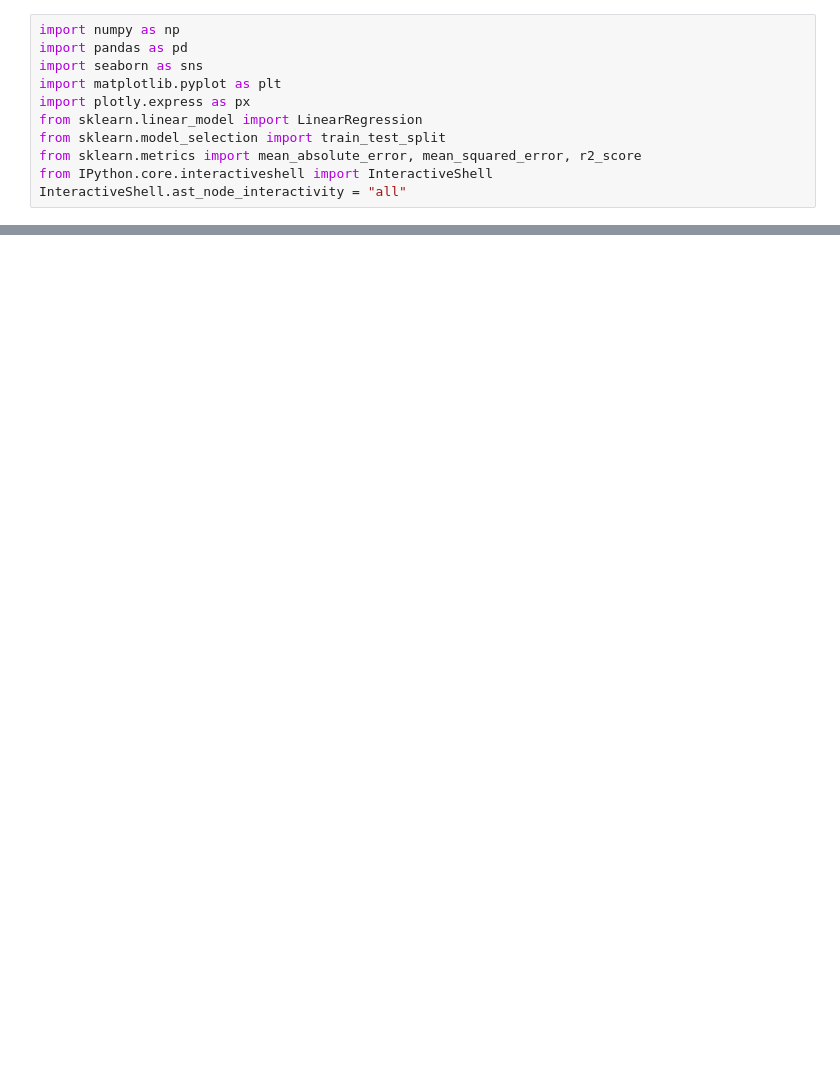
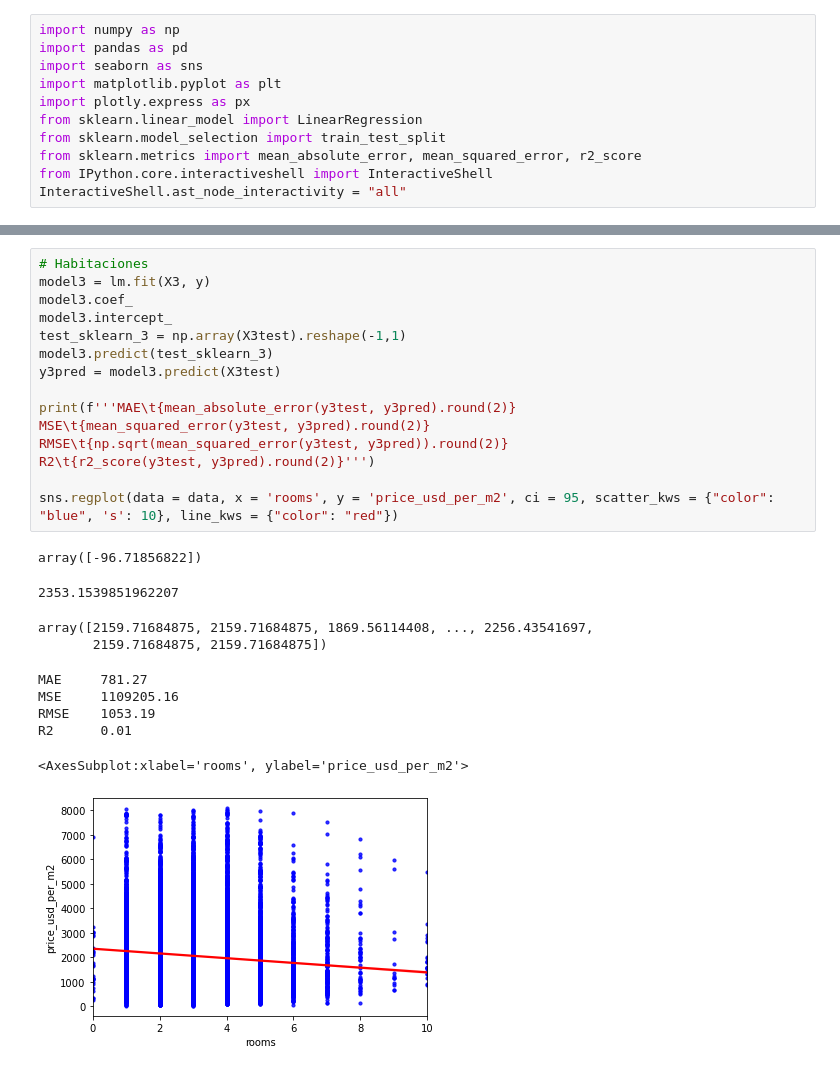
Before and after one commit to szl30n/ProyectosDHDS, a Jupyter notebook: TP2/Enzo.ipynb, the cells around one changed output, grey strips where cells are left out. Saved outputs shown, nothing was run; the diff lists cells and outputs as text; blank space fills up the shorter version.

```diff
--- a/TP2/Enzo.ipynb
+++ b/TP2/Enzo.ipynb
@@ -348,0 +99,26 @@ data.description.to_csv(r'pegar_nombre.txt', index = False, header=True)
+# %%
+# Habitaciones
+model3 = lm.fit(X3, y)
+model3.coef_
+model3.intercept_
+test_sklearn_3 = np.array(X3test).reshape(-1,1)
+model3.predict(test_sklearn_3)
+y3pred = model3.predict(X3test)
+
+print(f'''MAE\t{mean_absolute_error(y3test, y3pred).round(2)}
+MSE\t{mean_squared_error(y3test, y3pred).round(2)}
+RMSE\t{np.sqrt(mean_squared_error(y3test, y3pred)).round(2)}
+R2\t{r2_score(y3test, y3pred).round(2)}''')
+
+sns.regplot(data = data, x = 'rooms', y = 'price_usd_per_m2', ci = 95, scatter_kws = {"color": "blue", 's': 10}, line_kws = {"color": "red"})
+# %% [output]
+array([-96.71856822])
+2353.1539851962207
+array([2159.71684875, 2159.71684875, 1869.56114408, ..., 2256.43541697,
+       2159.71684875, 2159.71684875])
+MAE     781.27
+MSE     1109205.16
+RMSE    1053.19
+R2      0.01
+<AxesSubplot:xlabel='rooms', ylabel='price_usd_per_m2'>
+[figure, added]
```
Also changed, not shown: parts of 63 cells of this notebook.
